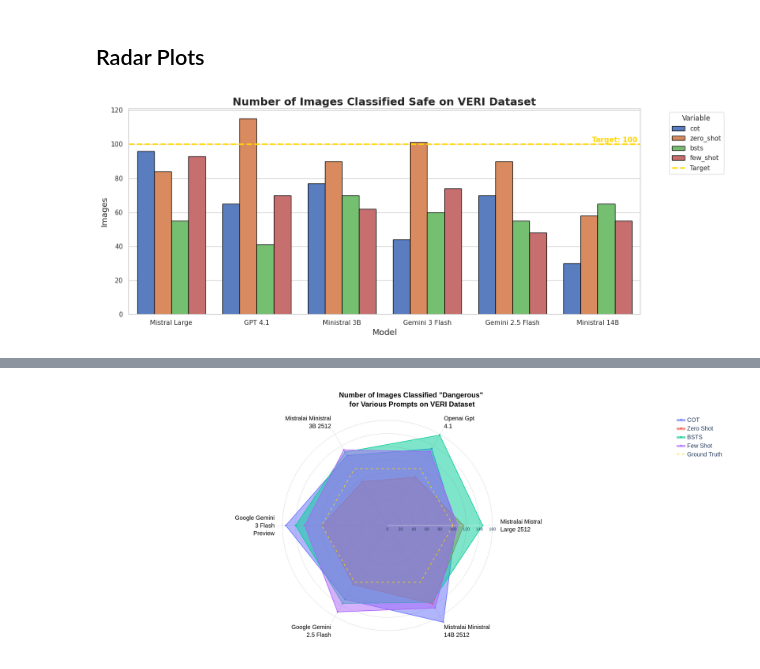
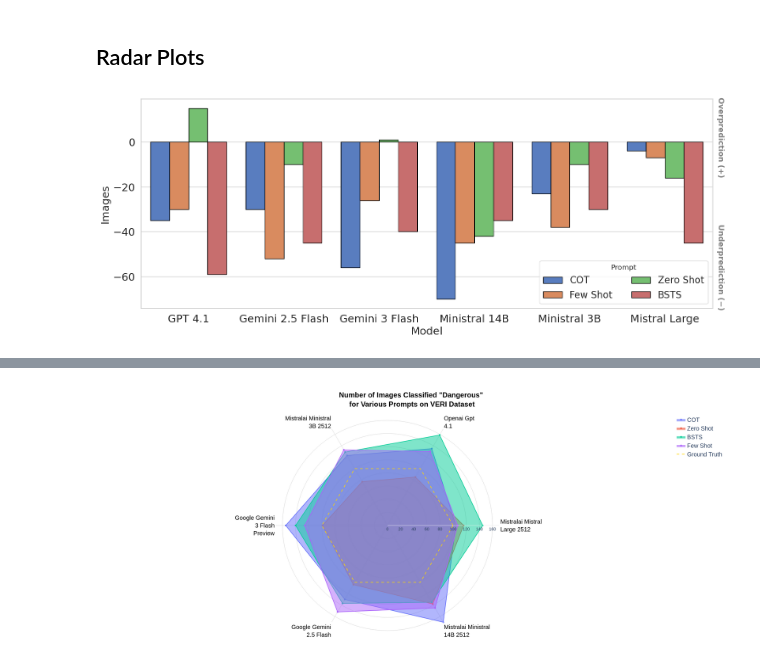
Before and after one commit to indukurimkv/IRAL-LLM-Visual-Context-Understanding, a Jupyter notebook: data-analysis.ipynb, the cells around one changed output, grey strips where cells are left out. Cells and saved outputs as stored; diff of their text form; code cells hidden in the pictures.

```diff
--- a/data-analysis.ipynb
+++ b/data-analysis.ipynb
@@ -265,5 +237,5 @@ plt.show()
 # %%
-df = image_results
+df = image_results.sort_values(by="model")
 # Define unique markers for each model
 markers = ['o', 's', 'D', '^', 'v', 'p', '*']
 model_names = df['model'].unique()
@@ -290,7 +262,7 @@ F1 = 2 * (X * Y) / (X + Y)
 
 levels = [0.2, 0.4, 0.6, 0.7, 0.8, 0.9]
 contours = plt.contour(X, Y, F1, levels=levels, colors='gray', alpha=0.8, linestyles='--')
-plt.clabel(contours, inline=True, fontsize=10, fmt='F1=%.1f')
+plt.clabel(contours, inline=True, fontsize=13, fmt='F1=%.1f')
 
 # Create custom legend for Colors and Shapes
 from matplotlib.lines import Line2D
@@ -298,13 +270,14 @@ legend_elements = [
     Line2D([0], [0], marker='o', color='w', label='Anomaly Classification', markerfacecolor='royalblue', markersize=10),
     Line2D([0], [0], marker='o', color='w', label='Hazard Classification', markerfacecolor='orange', markersize=10),
     Line2D([0], [0], color='w', label='--- Models ---')
-] + [Line2D([0], [0], marker=model_to_marker[name], color='w', label=name,
+] + [Line2D([0], [0], marker=model_to_marker[name], color='w', label=name.replace("-", " ").title(),
             markerfacecolor='gray', markersize=10) for name in model_names]
 
-plt.legend(handles=legend_elements, bbox_to_anchor=(1.01, 1), loc='upper left')
-plt.title('Precision and Recall in Classifying Anomalies and Hazards with Images')
-plt.xlabel('Recall')
-plt.ylabel('Precision')
+plt.legend(handles=legend_elements, loc='lower right', fontsize = 13)
+# plt.title('Precision and Recall in Classifying Anomalies and Hazards with Images')
+plt.xlabel('Recall', fontsize=16)
+plt.ylabel('Precision', fontsize=16)
+plt.gca().tick_params(axis='both', which="both", labelsize=15)
 plt.grid(True, linestyle='--', alpha=0.6)
 plt.tight_layout()
 
@@ -336,66 +309,83 @@ for i in range(len(df_veri)):
     else:
         danger_counts[row["prompt"]][row["model"]] += 1
 # %%
-pd.DataFrame(safe_counts)
 
 # 2. Set the 'Publishing' Theme
 sns.set_theme(style="whitegrid")
 plt.figure(figsize=(15, 6))
 veri_safe_counts_df = pd.DataFrame(safe_counts)
 veri_safe_counts_df.reset_index(inplace=True, names="model")
 veri_safe_counts_df = veri_safe_counts_df.melt(id_vars="model", var_name="prompt", value_name="num")
 
+veri_safe_counts_df["num"] = veri_safe_counts_df["num"] - 100
+
 veri_safe_counts_df.replace(regex=r"^.*mistral-large.*$", value="Mistral Large", inplace=True)
 veri_safe_counts_df.replace(regex=r"^.*gpt-4.1.*$", value="GPT 4.1", inplace=True)
 veri_safe_counts_df.replace(regex=r"^.*ministral-3.*$", value="Ministral 3B", inplace=True)
 veri_safe_counts_df.replace(regex=r"^.*gemini-3.*$", value="Gemini 3 Flash", inplace=True)
 veri_safe_counts_df.replace(regex=r"^.*gemini-2.5.*$", value="Gemini 2.5 Flash", inplace=True)
 veri_safe_counts_df.replace(regex=r"^.*ministral-14b.*$", value="Ministral 14B", inplace=True)
+
+veri_safe_counts_df.replace(regex=r"^cot$", value="COT", inplace=True)
+veri_safe_counts_df.replace(regex=r"^zero.*$", value="Zero Shot", inplace=True)
+veri_safe_counts_df.replace(regex=r"^bsts$", value="BSTS", inplace=True)
+veri_safe_counts_df.replace(regex=r"^few.*$", value="Few Shot", inplace=True)
+
+veri_safe_counts_df.sort_values(by="model", inplace=True)
 
 # 3. Create the Grouped Bar Chart
 ax = sns.barplot(
     data=veri_safe_counts_df,
     x="model",           # 6 Groups
     y="num",    # The Value
     hue="prompt",         # 5 Bars per group (using 'sex' as example)
     palette="muted",   # Professional, muted colors
     edgecolor="black"  # Clean separation between bars
 )
 
-# --- 3. Add the Horizontal Target Line ---
-# axhline draws a line from x=0 (min) to x=1 (max) of the visible plot area
-ax.axhline(
-    y=100,
-    color='gold',    # Contrasting, high-vis color
-    linestyle='--',  # Professional dashed look
-    linewidth=2.5,   # Thick enough to be clear
-    label='Target'   # Adds it to the main legend, if needed
-)
+# # --- 3. Add the Horizontal Target Line ---
+# # axhline draws a line from x=0 (min) to x=1 (max) of the visible plot area
+# ax.axhline(
+#     y=100,
+#     color='gold',    # Contrasting, high-vis color
+#     linestyle='--',  # Professional dashed look
+#     linewidth=2.5,   # Thick enough to be clear
+#     label='Target'   # Adds it to the main legend, if needed
+# )
 
-# --- 4. Add the Labeled Text ---
-# ax.text(x_coord, y_coord, text_string)
-# Using paper coordinates (transform) to place the text relative to the view,
-# not the specific data points.
-ax.text(
-    x=5.2,
-    y=100 + 0.1,
-    s=f"Target: {100}",
-    color="gold",
-    fontweight="bold",
-    fontsize=12,
-    ha="center",           # Center the text horizontally on the x-coordinate
-    va="bottom",           # Align the bottom of the text to the y-coordinate
-    clip_on=True
-)
+# # --- 4. Add the Labeled Text ---
+# # ax.text(x_coord, y_coord, text_string)
+# # Using paper coordinates (transform) to place the text relative to the view,
+# # not the specific data points.
+# ax.text(
+#     x=5.2,
+#     y=100 + 0.1,
+#     s=f"Target: {100}",
+#     color="gold",
+#     fontweight="bold",
+#     fontsize=12,
+#     ha="center",           # Center the text horizontally on the x-coordinate
+#     va="bottom",           # Align the bottom of the text to the y-coordinate
+#     clip_on=True
+# )
+
+# Add labels for Under/Over prediction near the axis
+ax.text(1.02, 20, 'Overprediction (+)', transform=ax.get_yaxis_transform(), rotation=-90,
+        va='top', ha='right', fontsize=13, fontweight='bold', color='gray')
+
+ax.text(1.02, -75, 'Underprediction (−)', transform=ax.get_yaxis_transform(), rotation = -90,
+        va='bottom', ha='right', fontsize=13, fontweight='bold', color='gray')
 
 # 4. Refine for Publication
-plt.title("Number of Images Classified Safe on VERI Dataset", fontsize=18, fontweight='bold')
-plt.xlabel("Model", fontsize=14)
-plt.ylabel("Images", fontsize=14)
-plt.legend(title="Variable", bbox_to_anchor=(1.05, 1), loc='upper left')
+# plt.title("Error in Number of Images Classified Safe on VERI Dataset", fontsize=18, fontweight='bold')
+plt.xlabel("Model", fontsize=18)
+plt.ylabel("Images", fontsize=18)
+plt.legend(title="Prompt", loc='lower right', ncol=2, fontsize = 16)
+plt.gca().tick_params(axis='both', which="both", labelsize=18)
+
 
 # 5. Export high-res PNG
 plt.tight_layout()
 plt.savefig("baseline-compare-safe-bar.png", dpi=300, bbox_inches='tight')
 # %% [output]
-[figure, old version]
+[figure, new version]
```
Also changed, not shown: parts of 6 cells of this notebook, 7 other files.
